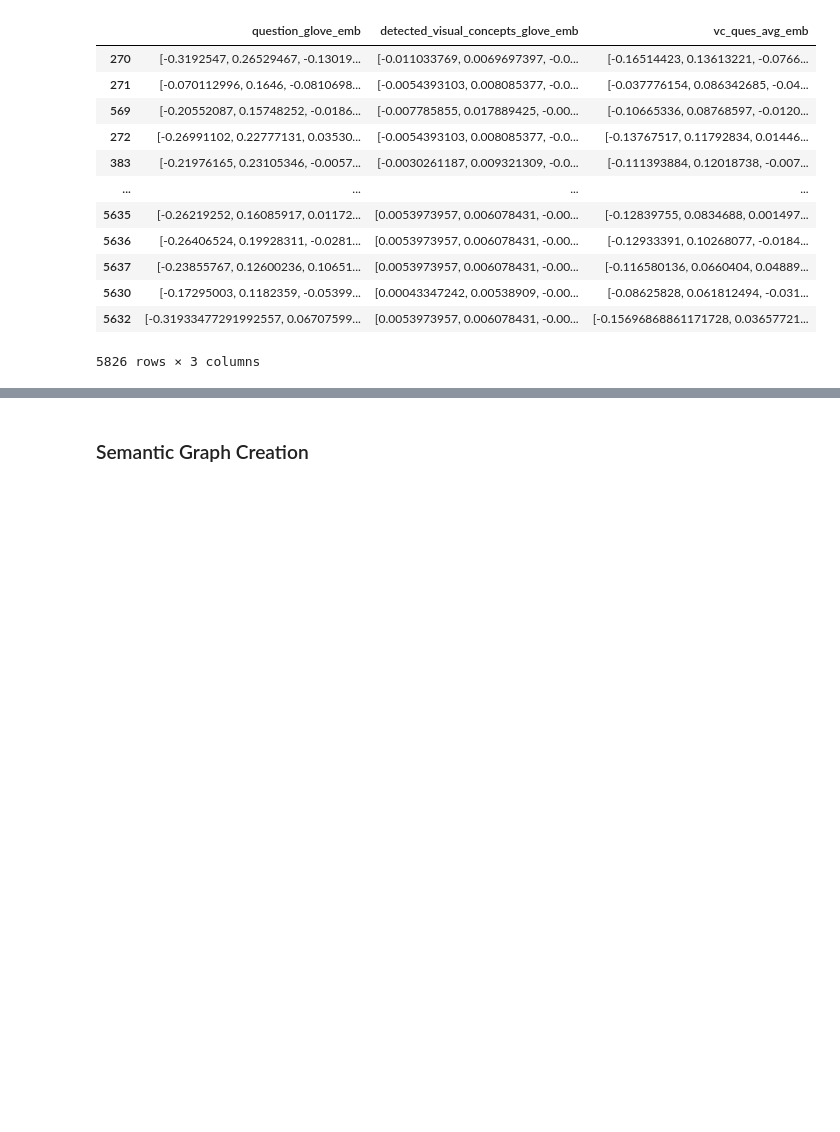
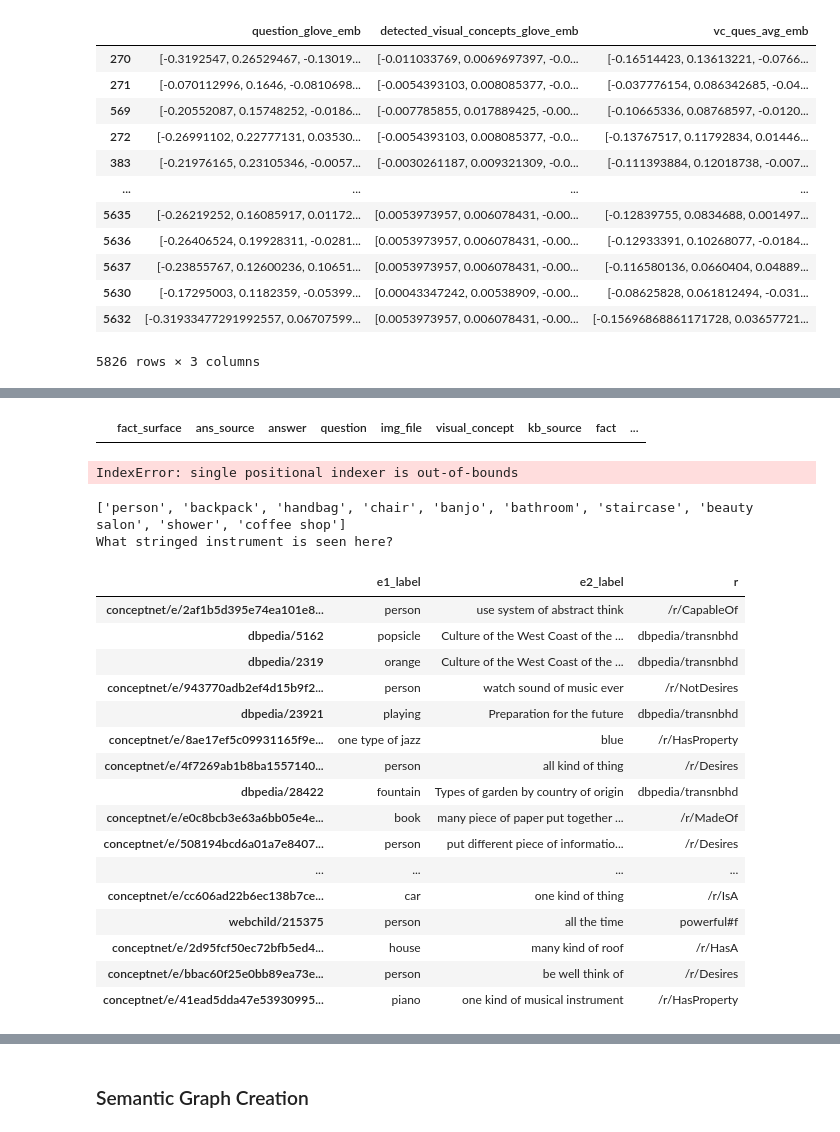
Before and after one commit to afzaalhussain50/fvqa-features-generation, a Jupyter notebook: fvqa_feature_generations.ipynb, the cells around one changed output, grey strips where cells are left out. Saved outputs shown, nothing was run; the diff lists cells and outputs as text; code cells hidden in the pictures; blank space fills up the shorter version.

Commit message:
visual concepts added zip file

```diff
--- a/fvqa_feature_generations.ipynb
+++ b/fvqa_feature_generations.ipynb
@@ -541,12 +554,25 @@ def fact_similarity(merged_df_row):
+# %%
+def fact_similarity(merged_df_row):
+    K= 100
+    fact_similarity_scores_dict = dict()
+    # loopcount = 1
+    for index, fact_row in all_facts_data_df.iterrows():
+        # if loopcount == 105:
+        #     break
+        # loopcount+=1
+        similarity_score = calculate_cosine_similarity(merged_df_row['vc_ques_avg_emb'],
+                                                                             fact_row['glove_emb'])
+        fact_similarity_scores_dict[index] = similarity_score
+    topKfactsDict= {k: v for k, v in sorted(fact_similarity_scores_dict.items(), key=lambda item: item[1], reverse=True)[0: K]}
+    return topKfactsDict
 # %%
 top_100_similar_facts = []
-# loopcount = 1
+loopcount = 1
 for index, row in merged_ques_facts_df.iterrows():
-    print(index, ')', row['question'])
-    # if loopcount == 2:
-    #     break
-    # loopcount+=1
-    topK_similar_fact_ids, topK_similar_fact_scores = fact_similarity(row)
-    topK_similar_fact_dict = dict(zip(topK_similar_fact_ids, topK_similar_fact_scores))
+    print(loopcount, ')', row['question'])
+#     if loopcount == 10:
+#         break
+    loopcount+=1
+    topK_similar_fact_dict = fact_similarity(row)
     top_100_similar_facts.append(topK_similar_fact_dict)
 # %% [output]
@@ -574,0 +597,2 @@ SyntaxError: can't use starred expression here (<ipython-input-52-898660ccff5f>,
+# %%
+merged_ques_facts_df['top_100_similar_facts'] = top_100_similar_facts
@@ -575,3 +621,42 @@ SyntaxError: can't use starred expression here (<ipython-input-52-898660ccff5f>,
+# %%
+merged_ques_facts_df.head()
+# %% [output]
+|  | fact_surface | ans_source | answer | question | img_file | visual_concept | kb_source | fact | ... |
+# %%
+index = 101
+row = merged_ques_facts_df.iloc[index,:]
+show_fvqa_image(row['img_file'])
+# print(row)
+print(row[['question', 'detected_visual_concepts','answer']])
+# %% [output]
+IndexError: single positional indexer is out-of-bounds
+# %%
+print(row['detected_visual_concepts'])
+print(row['question'])
+# %% [output]
+['person', 'backpack', 'handbag', 'chair', 'banjo', 'bathroom', 'staircase', 'beauty salon', 'shower', 'coffee shop']
+What stringed instrument is seen here?
+# %%
+col_filter = ['e1_label', 'e2_label', 'r']
+all_facts_data_df[all_facts_data_df.index.isin([*row['top_100_similar_facts']][0:100])][col_filter].head(100)
+# %% [output]
+|  | e1_label | e2_label | r |
+| conceptnet/e/2af1b5d395e74ea101e8... | person | use system of abstract think | /r/CapableOf |
+| dbpedia/5162 | popsicle | Culture of the West Coast of the ... | dbpedia/transnbhd |
+| dbpedia/2319 | orange | Culture of the West Coast of the ... | dbpedia/transnbhd |
+| conceptnet/e/943770adb2ef4d15b9f2... | person | watch sound of music ever | /r/NotDesires |
+| dbpedia/23921 | playing | Preparation for the future | dbpedia/transnbhd |
+| conceptnet/e/8ae17ef5c09931165f9e... | one type of jazz | blue | /r/HasProperty |
+| conceptnet/e/4f7269ab1b8ba1557140... | person | all kind of thing | /r/Desires |
+| dbpedia/28422 | fountain | Types of garden by country of origin | dbpedia/transnbhd |
+| conceptnet/e/e0c8bcb3e63a6bb05e4e... | book | many piece of paper put together ... | /r/MadeOf |
+| conceptnet/e/508194bcd6a01a7e8407... | person | put different piece of informatio... | /r/Desires |
+| ... | ... | ... | ... |
+| conceptnet/e/cc606ad22b6ec138b7ce... | car | one kind of thing | /r/IsA |
+| webchild/215375 | person | all the time | powerful#f |
+| conceptnet/e/2d95fcf50ec72bfb5ed4... | house | many kind of roof | /r/HasA |
+| conceptnet/e/bbac60f25e0bb89ea73e... | person | be well think of | /r/Desires |
+| conceptnet/e/41ead5dda47e53930995... | piano | one kind of musical instrument | /r/HasProperty |
 # %%
 # top K similar facts
 col_filter = ['e1_label', 'e2_label', 'r', 'similarty_scores']
```
Also changed, not shown: parts of 14 cells of this notebook.
